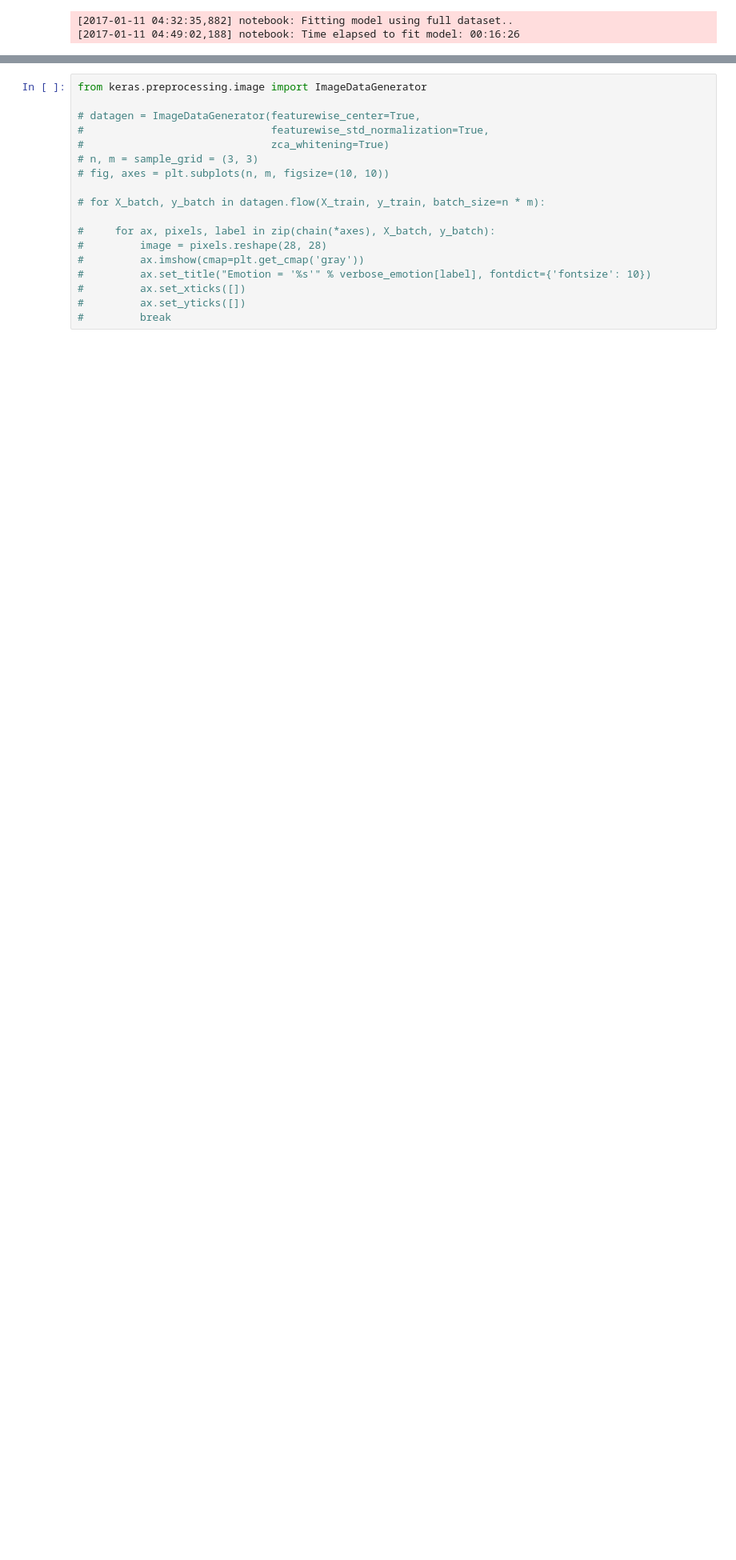
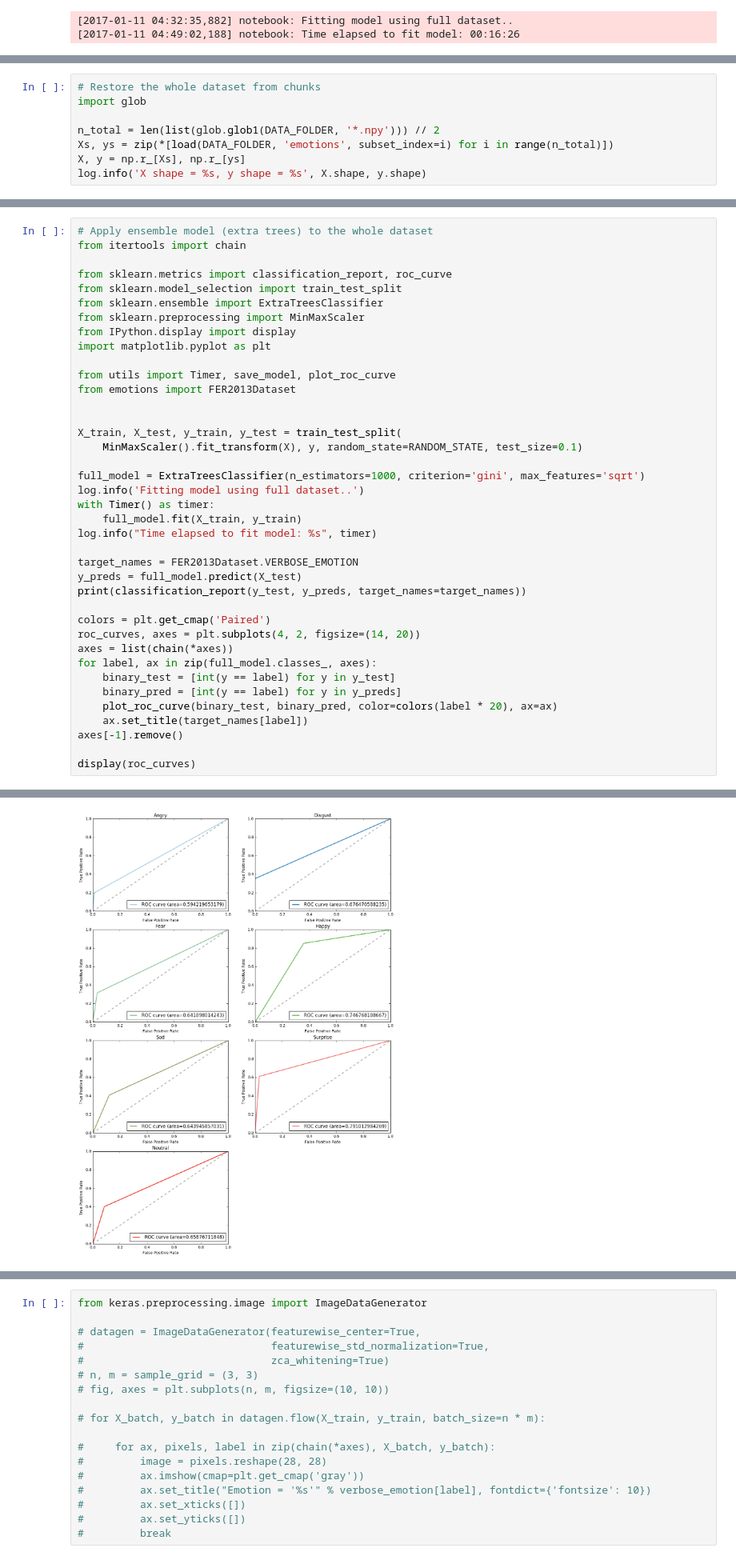
Before and after one commit to devforfu/emotions, a Jupyter notebook: emotions.ipynb, the cells around one changed output, grey strips where cells are left out. Shown at 80% size. Drawn from its saved outputs; the diff is of its cells as text; blank space fills up the shorter version.

```diff
--- a/emotions.ipynb
+++ b/emotions.ipynb
@@ -446,0 +564,8 @@ random_forest = RandomForestClassifier()
+# %%
+# Restore the whole dataset from chunks
+import glob
+
+n_total = len(list(glob.glob1(DATA_FOLDER, '*.npy'))) // 2
+Xs, ys = zip(*[load(DATA_FOLDER, 'emotions', subset_index=i) for i in range(n_total)])
+X, y = np.r_[Xs], np.r_[ys]
+log.info('X shape = %s, y shape = %s', X.shape, y.shape)
@@ -446,0 +576,40 @@ random_forest = RandomForestClassifier()
+# %%
+# Apply ensemble model (extra trees) to the whole dataset
+from itertools import chain
+
+from sklearn.metrics import classification_report, roc_curve
+from sklearn.model_selection import train_test_split
+from sklearn.ensemble import ExtraTreesClassifier
+from sklearn.preprocessing import MinMaxScaler
+from IPython.display import display
+import matplotlib.pyplot as plt
+
+from utils import Timer, save_model, plot_roc_curve
+from emotions import FER2013Dataset
+
+
+X_train, X_test, y_train, y_test = train_test_split(
+    MinMaxScaler().fit_transform(X), y, random_state=RANDOM_STATE, test_size=0.1)
+
+full_model = ExtraTreesClassifier(n_estimators=1000, criterion='gini', max_features='sqrt')
+log.info('Fitting model using full dataset..')
+with Timer() as timer:
+    full_model.fit(X_train, y_train)
+log.info("Time elapsed to fit model: %s", timer)
+
+target_names = FER2013Dataset.VERBOSE_EMOTION
+y_preds = full_model.predict(X_test)
+print(classification_report(y_test, y_preds, target_names=target_names))
+
+colors = plt.get_cmap('Paired')
+roc_curves, axes = plt.subplots(4, 2, figsize=(14, 20))
+axes = list(chain(*axes))
+for label, ax in zip(full_model.classes_, axes):
+    binary_test = [int(y == label) for y in y_test]
+    binary_pred = [int(y == label) for y in y_preds]
+    plot_roc_curve(binary_test, binary_pred, color=colors(label * 20), ax=ax)
+    ax.set_title(target_names[label])
+axes[-1].remove()
+
+display(roc_curves)
+# %% [output]
@@ -446,0 +629 @@ random_forest = RandomForestClassifier()
+[figure, added]
```
Also changed, not shown: parts of 17 cells of this notebook, 1 other file.
